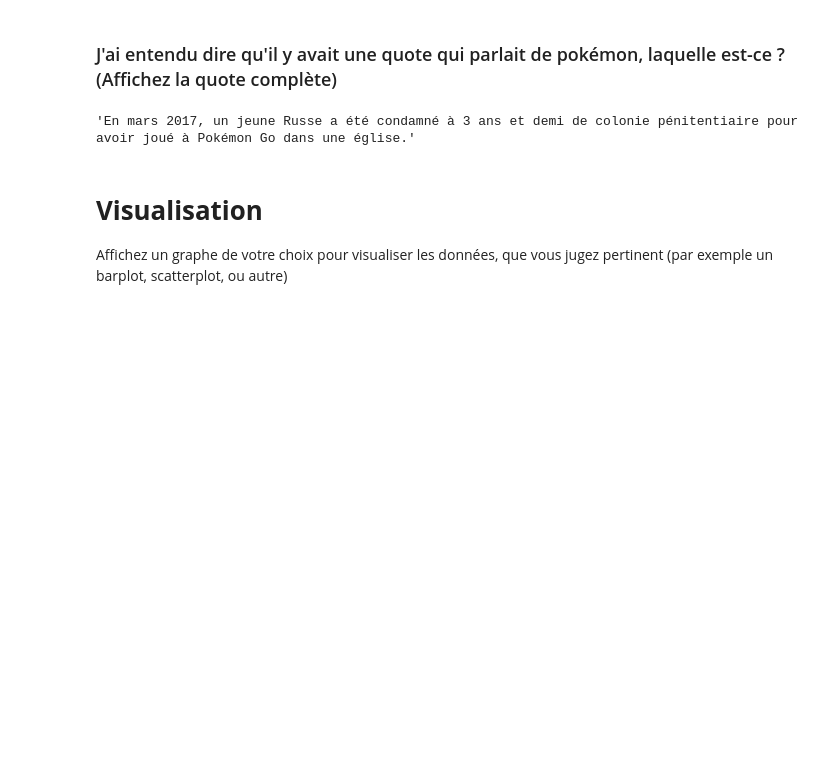
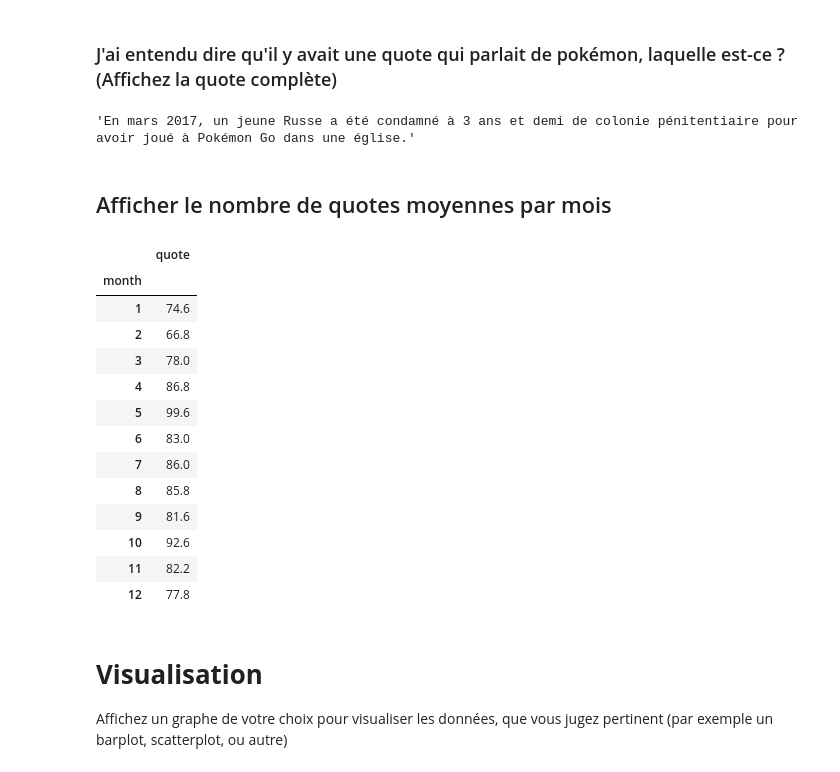
Before and after one commit to owencalvin/abstracts, a Jupyter notebook: data_acquisition/tp2/src/tp_scraping.ipynb, the cells around one changed output. Cells and saved outputs as stored; diff of their text form; code cells hidden in the pictures; blank space fills up the shorter version.

```diff
--- a/data_acquisition/tp2/src/tp_scraping.ipynb
+++ b/data_acquisition/tp2/src/tp_scraping.ipynb
@@ -306,6 +306,29 @@ df_quotes_2017_2021["contains_pokemon"] = df_quotes_2017_2021.normalized_quote.s
 df_quotes_2017_2021[df_quotes_2017_2021.contains_pokemon == True].iloc[0]["quote"]
 # %% [output]
 'En mars 2017, un jeune Russe a été condamné à 3 ans et demi de colonie pénitentiaire pour avoir joué à Pokémon Go dans une église.'
+# %% [markdown]
+## Afficher le nombre de quotes moyennes par mois
+# %%
+df_quotes_2017_2021 \
+    .groupby(["month", "year"]) \
+    .count() \
+    .groupby("month") \
+    .mean()[["quote"]]
+# %% [output]
+|  | quote |
+| month |  |
+| 1 | 74.6 |
+| 2 | 66.8 |
+| 3 | 78.0 |
+| 4 | 86.8 |
+| 5 | 99.6 |
+| 6 | 83.0 |
+| 7 | 86.0 |
+| 8 | 85.8 |
+| 9 | 81.6 |
+| 10 | 92.6 |
+| 11 | 82.2 |
+| 12 | 77.8 |
 # %% [markdown]
 # **Visualisation**
 
```
Also changed, not shown: parts of 5 cells of this notebook, 1 other file.
